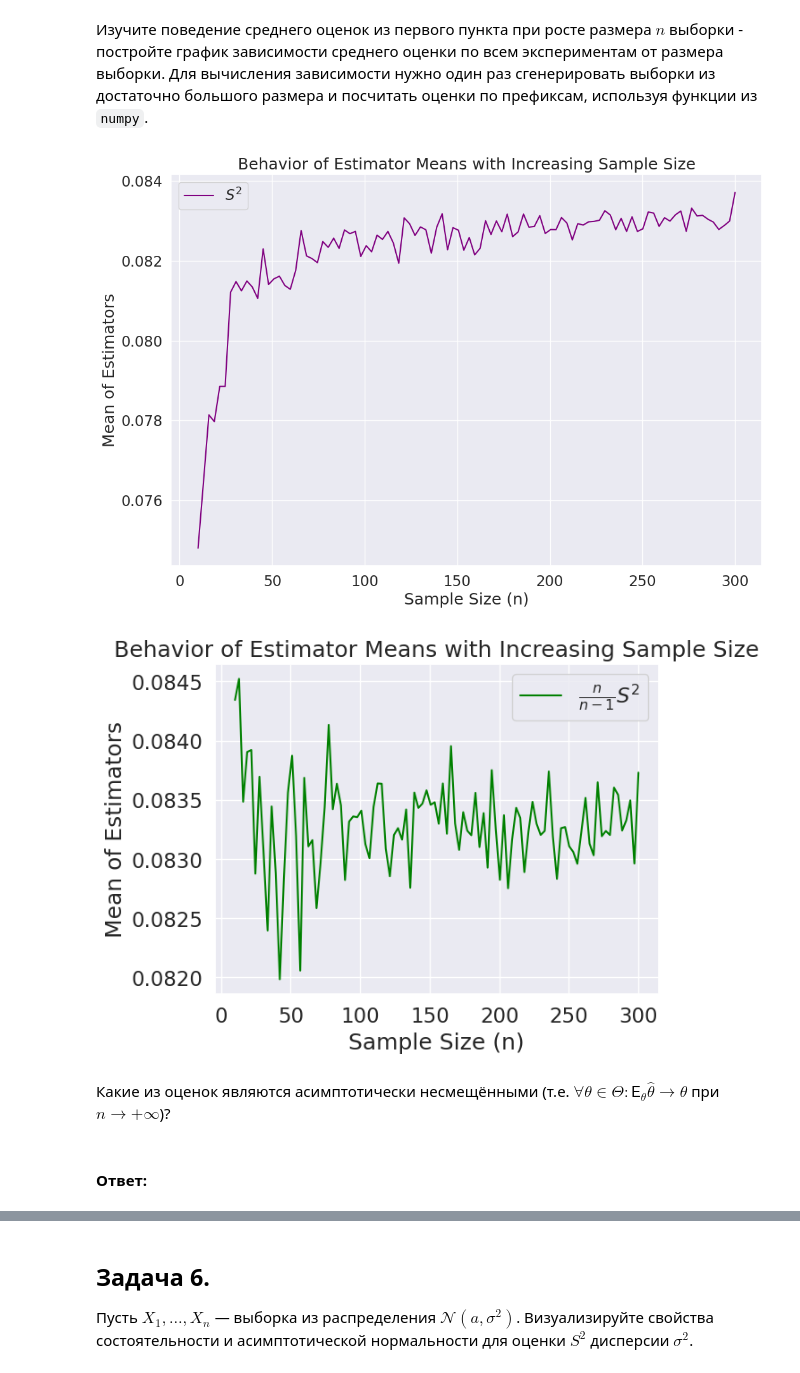
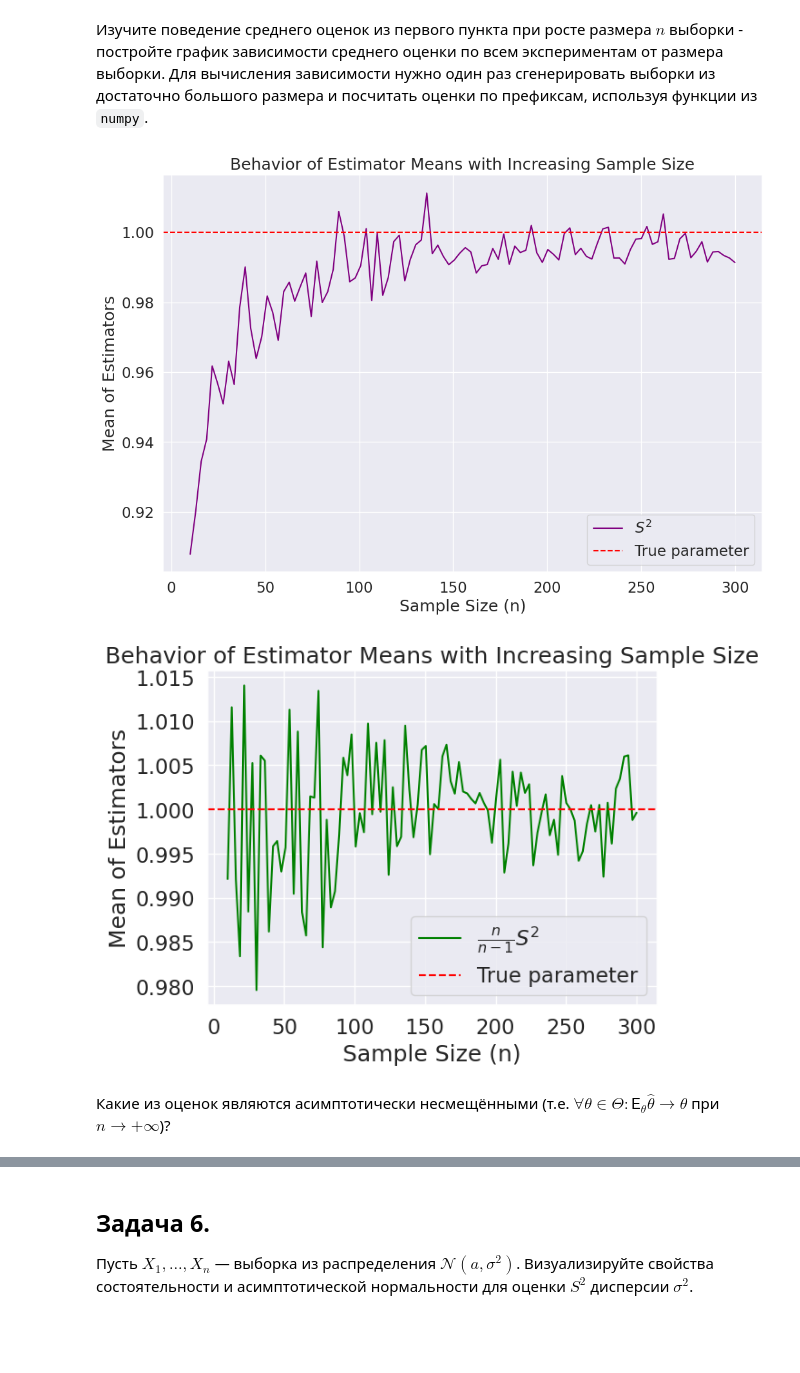
Before and after one commit to egoroz/data_scince_4_sem, a Jupyter notebook: 6/hw6_students.ipynb, the cells around one changed output, grey strips where cells are left out. Cells and saved outputs as stored; diff of their text form; code cells hidden in the pictures; blank space fills up the shorter version.

```diff
--- a/6/hw6_students.ipynb
+++ b/6/hw6_students.ipynb
@@ -214,8 +223,8 @@ for estimator, name, color, y in estimators:
 
     plt.vlines(1, -1, 1, color="r")
     plt.title("Размер выборки = %d" % sample_size)
-    plt.yticks([])
+    # plt.yticks([])
     plt.legend()
     # plt.xlim((-0.25, 0.25))
-    # plt.ylim((-0.15, 0.15 * len(estimators)))
+    plt.ylim((-0.15, 0.15 * len(estimators)))
 # %% [output]
@@ -284,7 +293,7 @@ def mean_plot(distribution, estimators, n_grid, sample_count):
 
         plt.plot(n_grid, mean_values, label=name, color=color)
 
-        # plt.axhline(y=1, color="r", linestyle="--", label="True parameter")
+        plt.axhline(y=1, color="r", linestyle="--", label="True parameter")
         plt.xlabel("Sample Size (n)")
         plt.ylabel("Mean of Estimators")
         plt.title("Behavior of Estimator Means with Increasing Sample Size")
@@ -293,11 +302,9 @@ def mean_plot(distribution, estimators, n_grid, sample_count):
         plt.show()
 # %%
 n_grid = np.linspace(10, 300, 100)
-mean_plot(sps.uniform, estimators, n_grid, sample_count)
+mean_plot(sps.norm, estimators, n_grid, sample_count)
 # %% [output]
-[figure, old version]
+[figure, new version]
-[figure, old version]
+[figure, new version]
 # %% [markdown]
  Какие из оценок являются асимптотически несмещёнными (т.е. $\forall \theta \in \Theta\colon \mathsf{E}_\theta \widehat{\theta} \to \theta$ при $n\to +\infty$)?
-# %% [markdown]
-#### **Ответ:**
```
Also changed, not shown: parts of 21 cells of this notebook, 2 other files.
